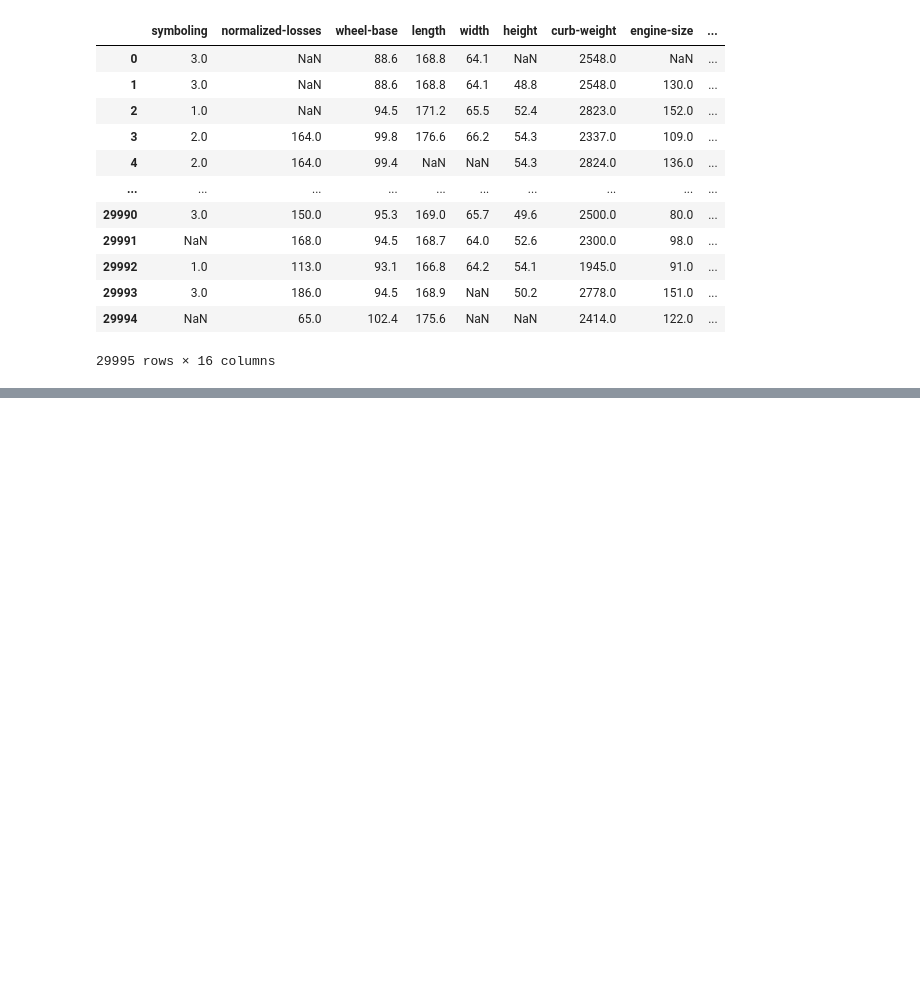
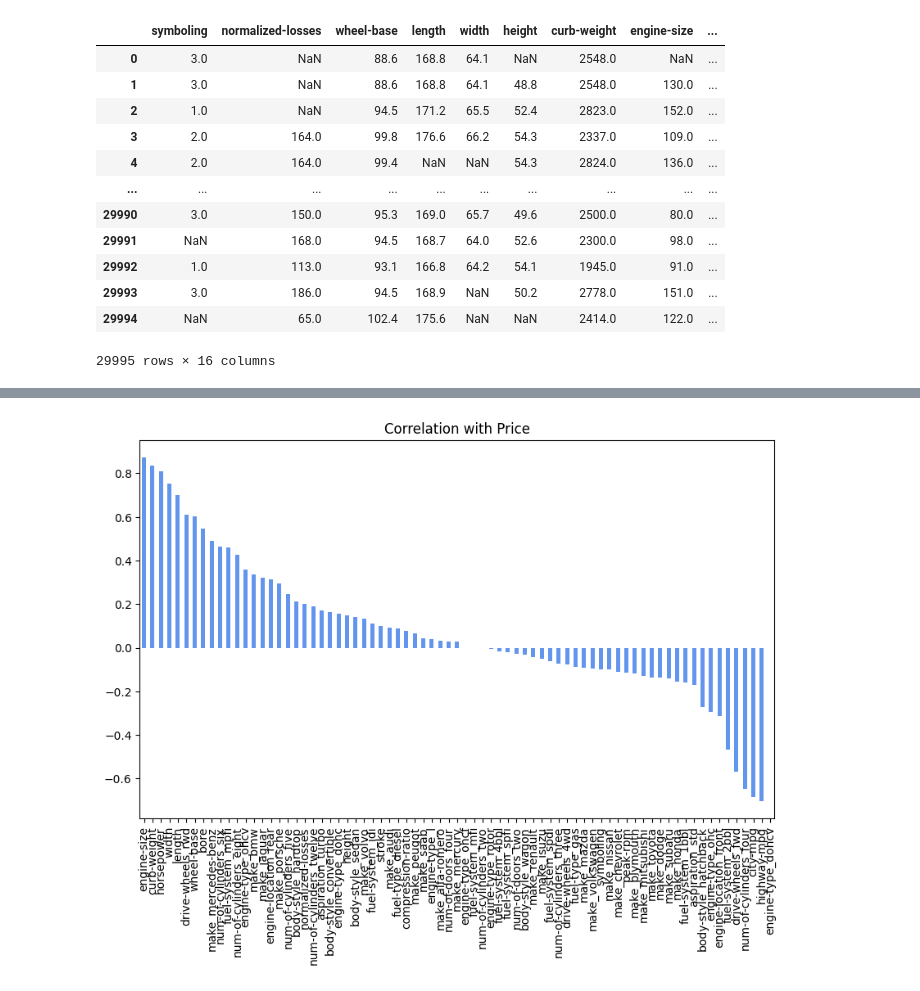
Before and after one commit to ZehraArshad/Exploratory-Data-Analysis, a Jupyter notebook: car_pred/model.ipynb, the cells around one changed output, grey strips where cells are left out. Saved outputs shown, nothing was run; the diff lists cells and outputs as text; code cells hidden in the pictures; blank space fills up the shorter version.

```diff
--- a/car_pred/model.ipynb
+++ b/car_pred/model.ipynb
@@ -863,0 +896,3 @@ plt.show()
+# %%
+data_encoded = pd.get_dummies(data_)
+data_encoded
@@ -863,0 +913,13 @@ plt.show()
+# %%
+corr_matrix = data_encoded.corr()
+corr_with_price = corr_matrix['price']
+# plt.figure(figsize=(10, 6))
+# sns.heatmap(corr_matrix, annot=True, cmap='coolwarm', fmt='.2f', linewidths=0.5)
+# plt.show()
+
+plt.figure(figsize=(10, 6))
+corr_with_price.drop('price').sort_values(ascending=False).plot(kind='', color='cornflowerblue')
+plt.title('Correlation with Price')
+plt.show()
+# %% [output]
+[figure, added]
```
Also changed, not shown: parts of 11 cells of this notebook, 1 other file.
